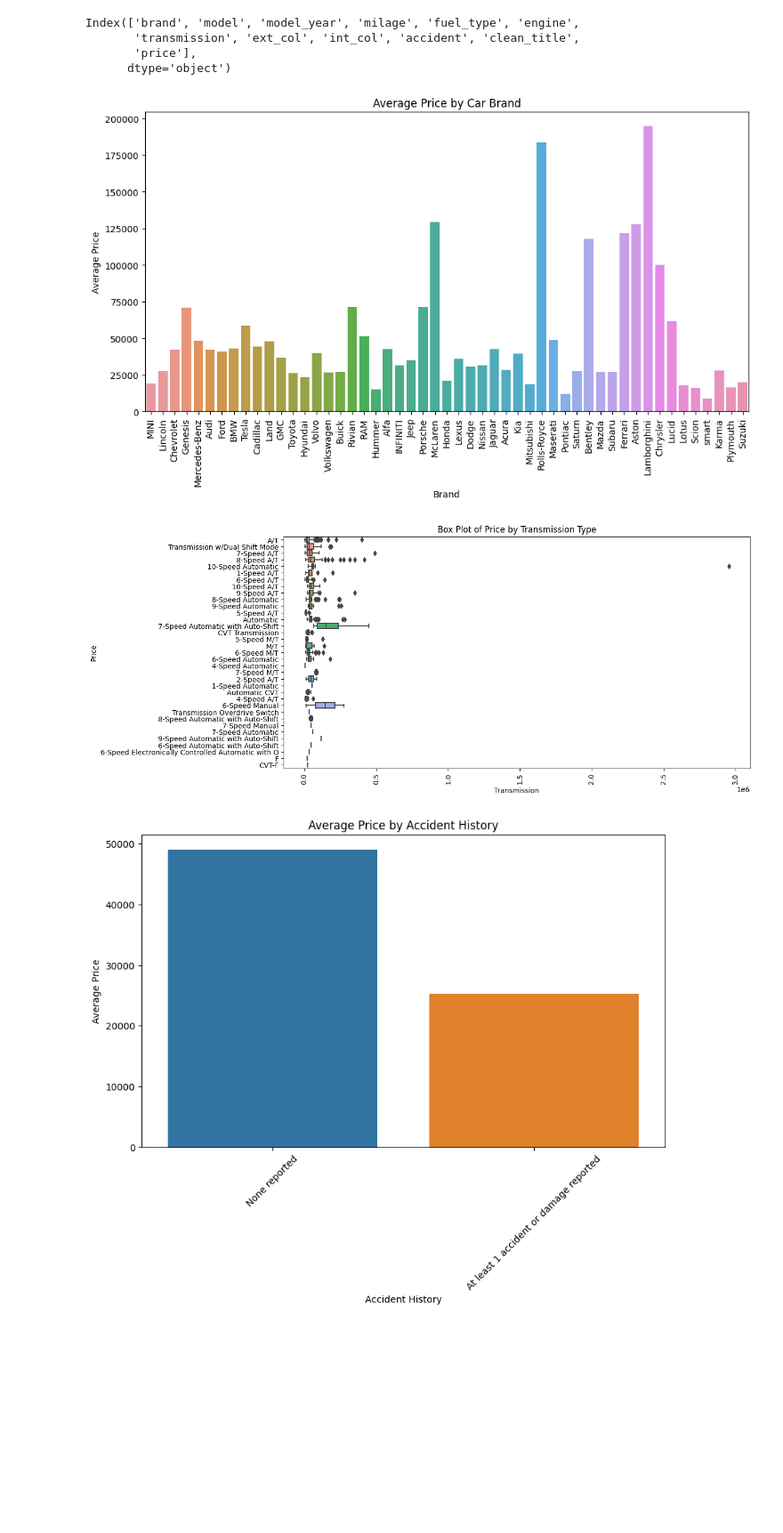
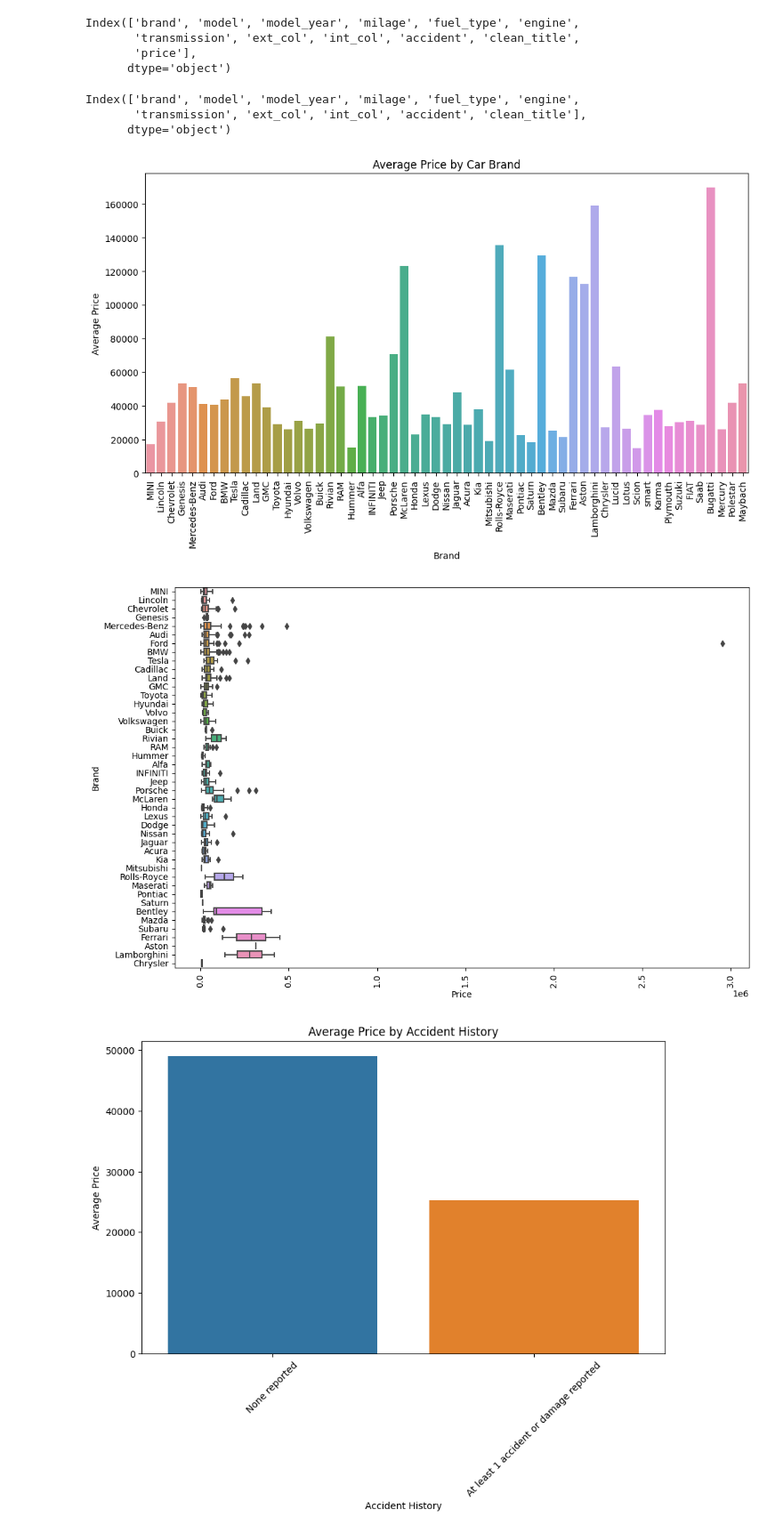
Before and after one commit to yutakseo/Used-car-price-prediction-Project, a Jupyter notebook: used-car-price-prediction.ipynb, the cells around one changed output. Shown at 89% size. Drawn from its saved outputs; the diff is of its cells as text; code cells hidden in the pictures; blank space fills up the shorter version.

```diff
--- a/used-car-price-prediction.ipynb
+++ b/used-car-price-prediction.ipynb
@@ -163,26 +164,31 @@ Index(['brand', 'model', 'model_year', 'milage', 'fuel_type', 'engine',
        'transmission', 'ext_col', 'int_col', 'accident', 'clean_title',
        'price'],
       dtype='object')
+# %%
+df_test.columns
+# %% [output]
+Index(['brand', 'model', 'model_year', 'milage', 'fuel_type', 'engine',
+       'transmission', 'ext_col', 'int_col', 'accident', 'clean_title'],
+      dtype='object')
 # %%
 plt.figure(figsize=(12, 6))
-sns.barplot(x='brand', y='price', data=df_train[:10000], errorbar=None)
+sns.barplot(x='brand', y='price', data=df_train[:], errorbar=None)
 plt.title('Average Price by Car Brand')
 plt.xlabel('Brand')
 plt.ylabel('Average Price')
 plt.xticks(rotation=90)
 plt.show()
 # %% [output]
-[figure, old version]
+[figure, new version]
 # %%
-plt.figure(figsize=(12, 6))
-sns.boxplot(x='price', y='transmission', data=df_train[:1000],orient='h')
-plt.title('Box Plot of Price by Transmission Type')
-plt.xlabel('Transmission')
-plt.ylabel('Price')
+plt.figure(figsize=(12, 8))
+sns.boxplot(x='price', y='brand', data=df_train[:1000],orient='h')
+plt.xlabel('Price')
+plt.ylabel('Brand')
 plt.xticks(rotation=90)
 plt.show()
 # %% [output]
-[figure, old version]
+[figure, new version]
 # %%
 plt.figure(figsize=(10, 6))
 sns.barplot(x='accident', y='price', data=df_train, errorbar=None)
```
Also changed, not shown: parts of 16 cells of this notebook, 2 other files.
